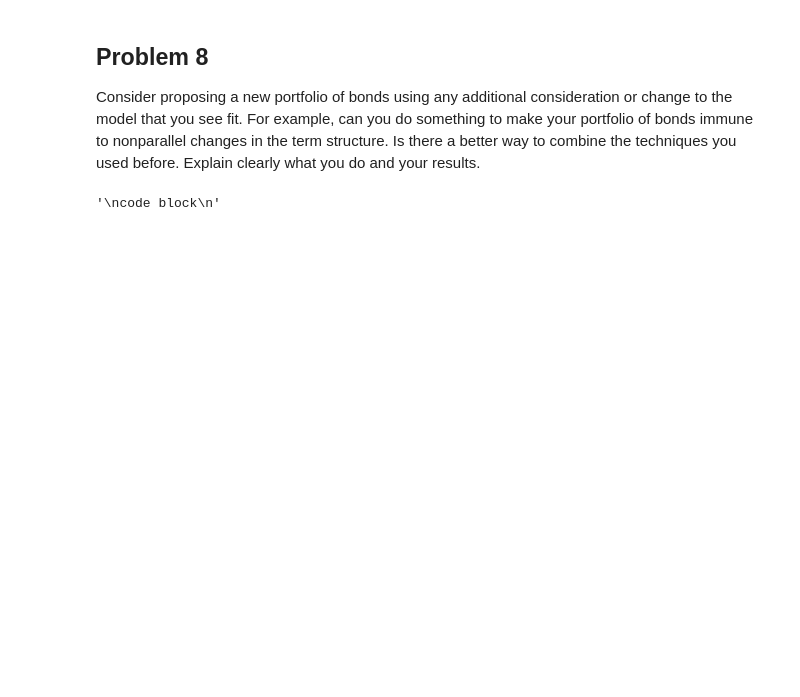
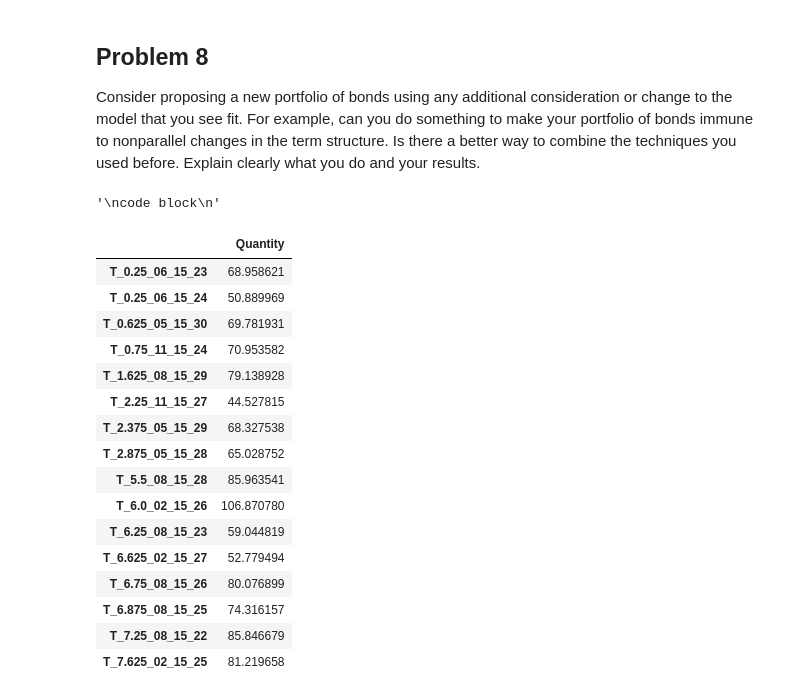
Before and after one commit to jdean53/finops_casestudy, a Jupyter notebook: bond_project.ipynb, the cells around one changed output. Saved outputs shown, nothing was run; the diff lists cells and outputs as text; code cells hidden in the pictures; blank space fills up the shorter version.

```diff
--- a/bond_project.ipynb
+++ b/bond_project.ipynb
@@ -823,3 +914,23 @@ code block
 '''
 # %% [output]
 '\ncode block\n'
+# %%
+composition
+# %% [output]
+|  | Quantity |
+| T_0.25_06_15_23 | 68.958621 |
+| T_0.25_06_15_24 | 50.889969 |
+| T_0.625_05_15_30 | 69.781931 |
+| T_0.75_11_15_24 | 70.953582 |
+| T_1.625_08_15_29 | 79.138928 |
+| T_2.25_11_15_27 | 44.527815 |
+| T_2.375_05_15_29 | 68.327538 |
+| T_2.875_05_15_28 | 65.028752 |
+| T_5.5_08_15_28 | 85.963541 |
+| T_6.0_02_15_26 | 106.870780 |
+| T_6.25_08_15_23 | 59.044819 |
+| T_6.625_02_15_27 | 52.779494 |
+| T_6.75_08_15_26 | 80.076899 |
+| T_6.875_08_15_25 | 74.316157 |
+| T_7.25_08_15_22 | 85.846679 |
+| T_7.625_02_15_25 | 81.219658 |
```
Also changed, not shown: parts of 12 cells of this notebook, 1 other file.
